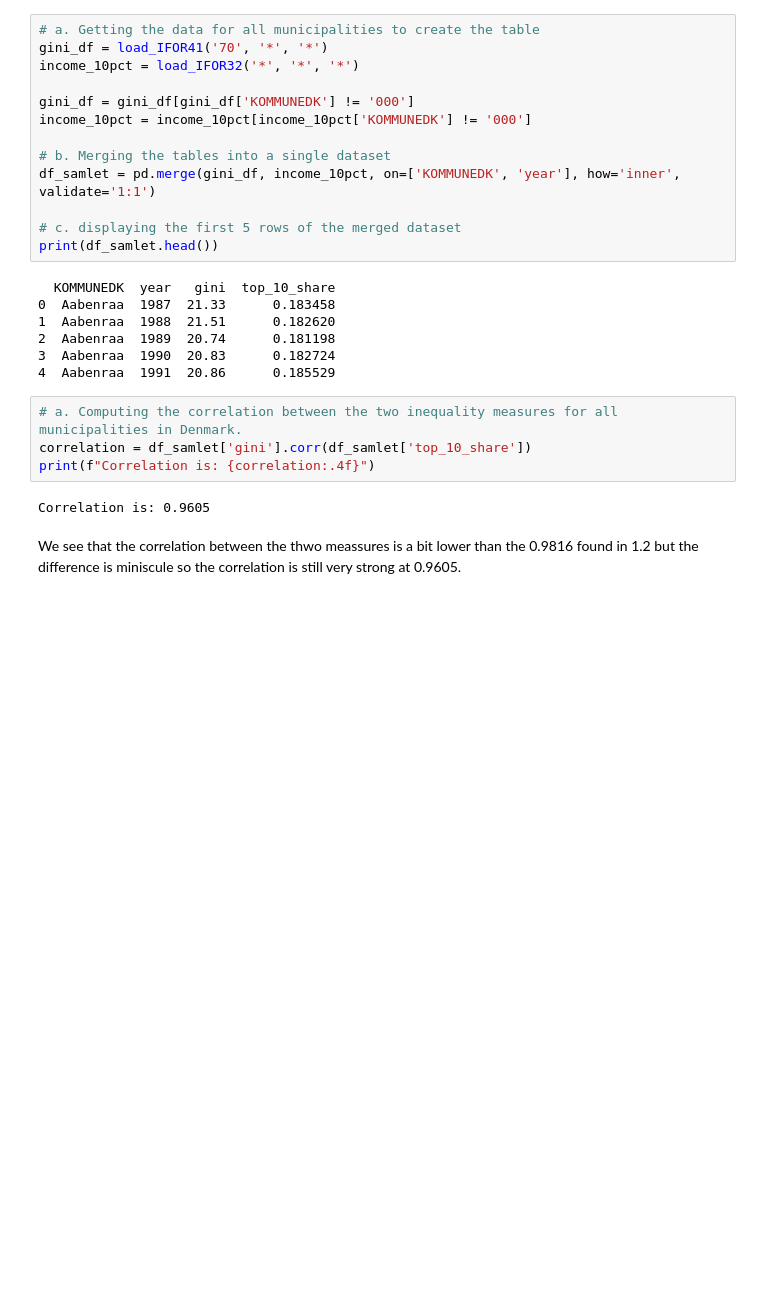
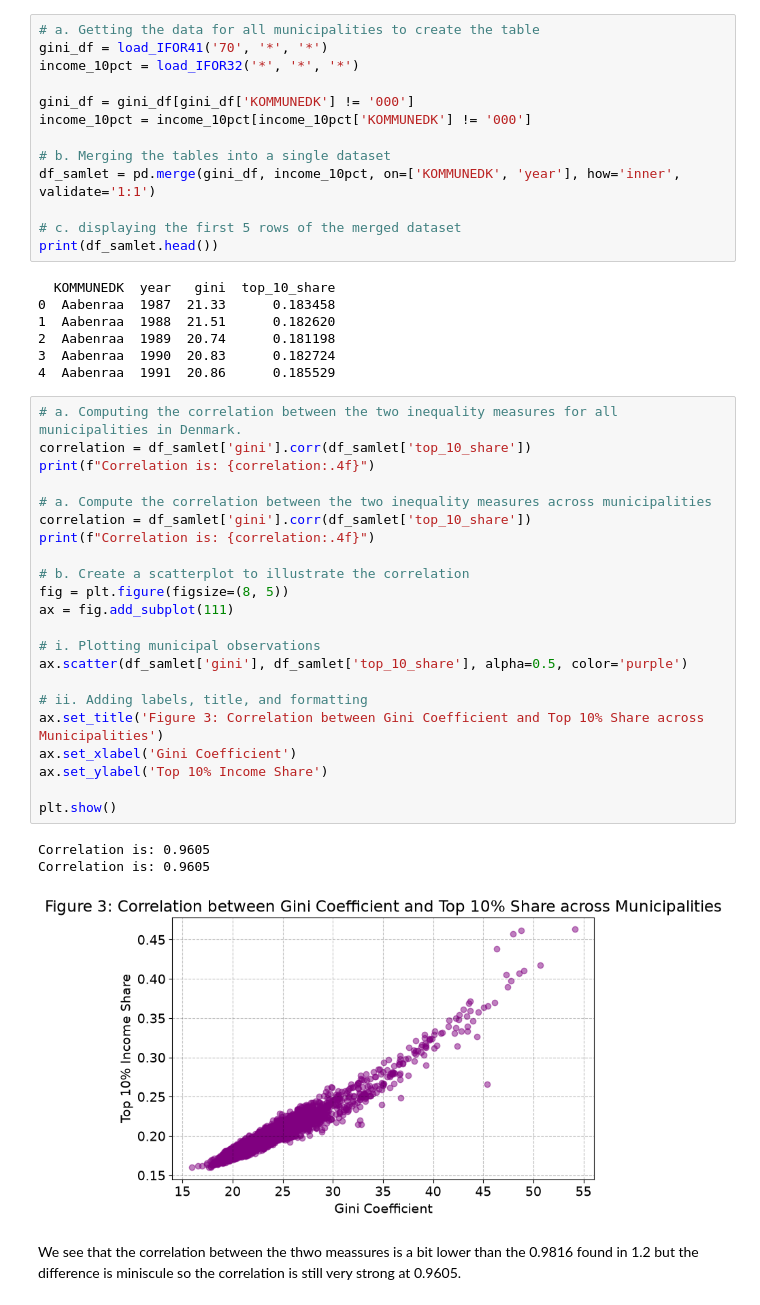
Before and after one commit to NumEconCopenhagen/projects-2024-group67, a Jupyter notebook: DataProject.ipynb, the cells around one changed output. Saved outputs shown, nothing was run; the diff lists cells and outputs as text; blank space fills up the shorter version.

```diff
--- a/DataProject.ipynb
+++ b/DataProject.ipynb
@@ -413,9 +413,29 @@ print(df_samlet.head())
 # %%
 # a. Computing the correlation between the two inequality measures for all municipalities in Denmark.
 correlation = df_samlet['gini'].corr(df_samlet['top_10_share'])
 print(f"Correlation is: {correlation:.4f}")
+
+# a. Compute the correlation between the two inequality measures across municipalities
+correlation = df_samlet['gini'].corr(df_samlet['top_10_share'])
+print(f"Correlation is: {correlation:.4f}")
+
+# b. Create a scatterplot to illustrate the correlation
+fig = plt.figure(figsize=(8, 5))
+ax = fig.add_subplot(111)
+
+# i. Plotting municipal observations
+ax.scatter(df_samlet['gini'], df_samlet['top_10_share'], alpha=0.5, color='purple')
+
+# ii. Adding labels, title, and formatting
+ax.set_title('Figure 3: Correlation between Gini Coefficient and Top 10% Share across Municipalities')
+ax.set_xlabel('Gini Coefficient')
+ax.set_ylabel('Top 10% Income Share')
+
+plt.show()
 # %% [output]
 Correlation is: 0.9605
+Correlation is: 0.9605
+[figure, added]
 # %% [markdown]
 We see that the correlation between the thwo meassures is a bit lower than the 0.9816 found in 1.2 but the difference is miniscule so the correlation is still very strong at 0.9605.
 # %% [markdown]
```
Also changed, not shown: parts of 7 cells of this notebook.
